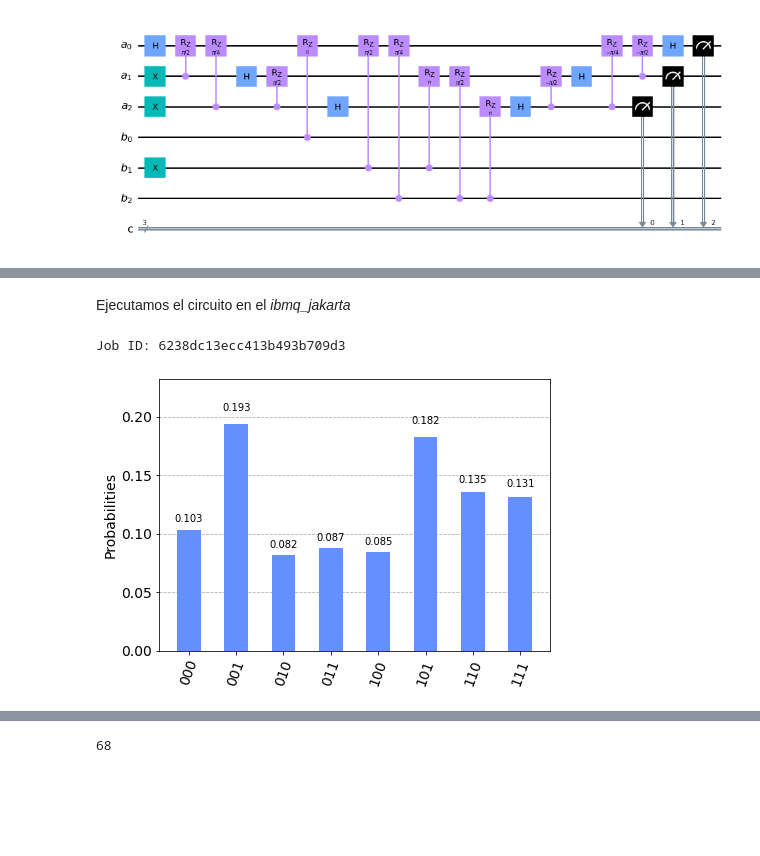
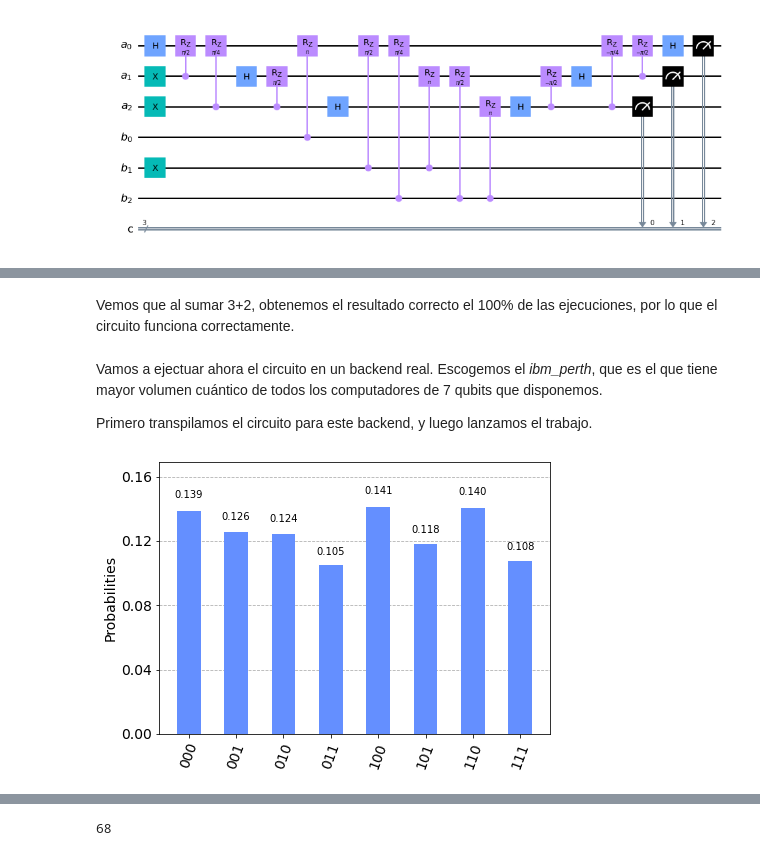
Before and after one commit to gulis1/APCC, a Jupyter notebook: Practica3/Ejercicio4.ipynb, the cells around one changed output, grey strips where cells are left out. Saved outputs shown, nothing was run; the diff lists cells and outputs as text; code cells hidden in the pictures; blank space fills up the shorter version.

```diff
--- a/Practica3/Ejercicio4.ipynb
+++ b/Practica3/Ejercicio4.ipynb
@@ -99,18 +98,21 @@ plot_histogram(counts)
-# %% [markdown]
-Ejecutamos el circuito en el *ibmq_jakarta*
+# %% [markdown]
+Vemos que al sumar 3+2, obtenemos el resultado correcto el 100% de las ejecuciones, por lo que el circuito funciona correctamente.
+# %% [markdown]
+Vamos a ejectuar ahora el circuito en un backend real. Escogemos el *ibm_perth*, que es el que tiene mayor volumen cuántico de todos los computadores de 7 qubits que disponemos.
+
+Primero transpilamos el circuito para este backend, y luego lanzamos el trabajo.
 # %%
 from qiskit import transpile
 
+backend = provider.get_backend('ibm_perth')
 transpiled = transpile(sumador, backend=backend)
 
 job = backend.run(transpiled)
 print('Job ID:', job.job_id())
-# %% [output]
-Job ID: 6238dc13ecc413b493b709d3
 # %%
 from qiskit.visualization import plot_histogram
 
-result = backend.retrieve_job('6238dc13ecc413b493b709d3').result().get_counts()
+result = backend.retrieve_job('62398c51d97bffb1c3693b9a').result().get_counts() # Perth
 plot_histogram(result)
 # %% [output]
-[figure, old version]
+[figure, new version]
```
Also changed, not shown: parts of 24 cells of this notebook.
